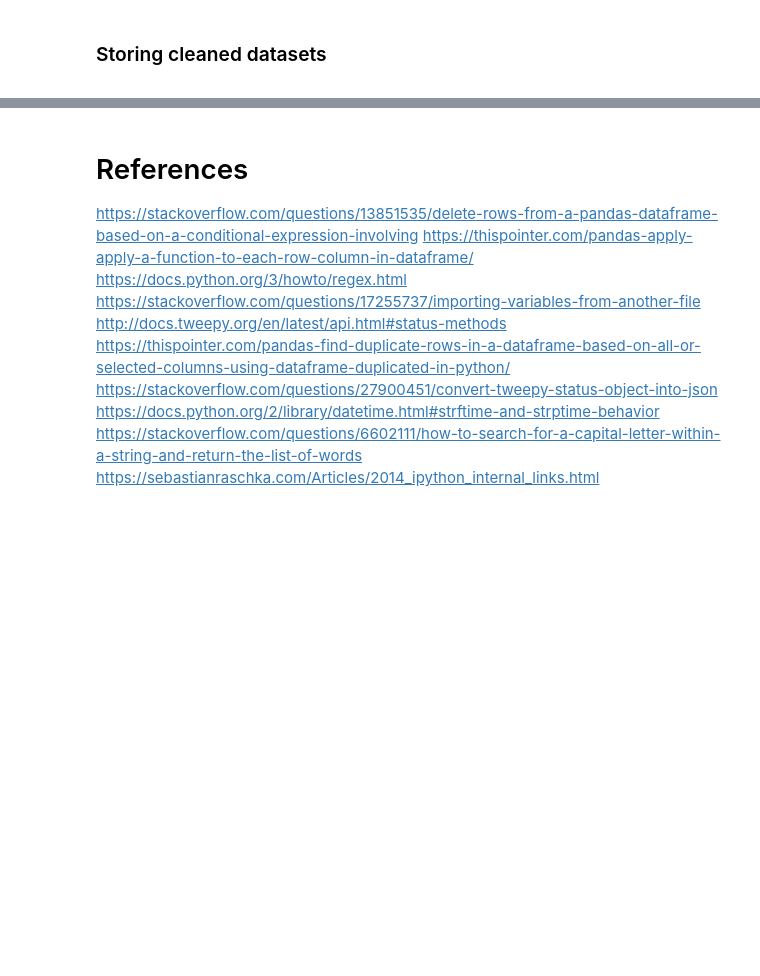
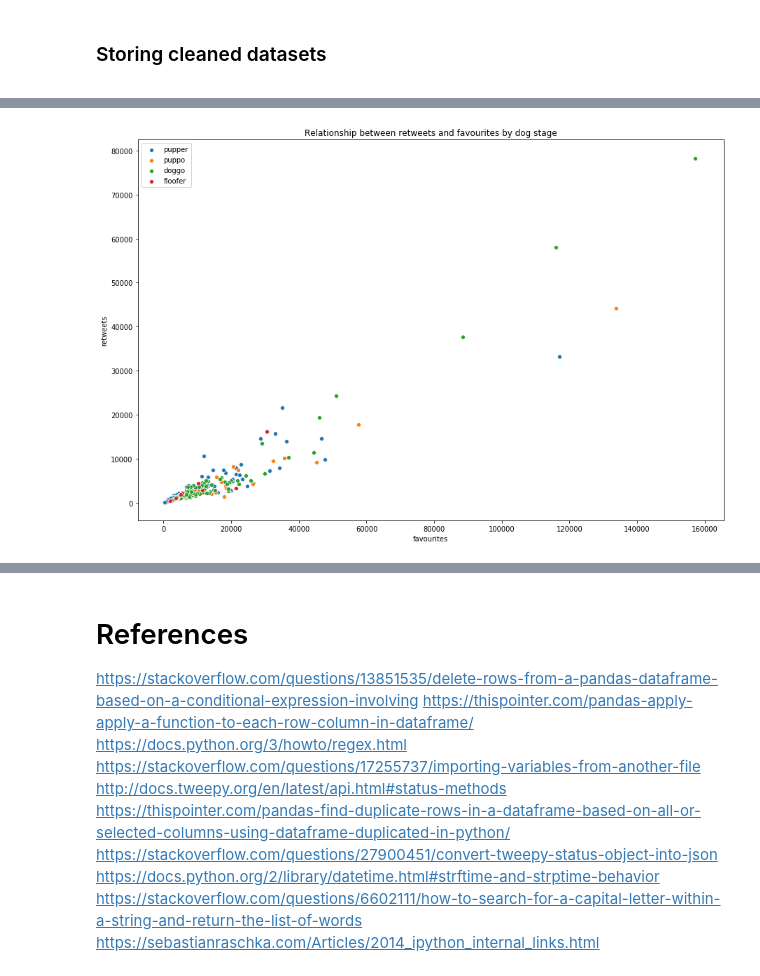
Before and after one commit to aleighton/Project4, a Jupyter notebook: wrangle_act.ipynb, the cells around one changed output, grey strips where cells are left out. Cells and saved outputs as stored; diff of their text form; code cells hidden in the pictures; blank space fills up the shorter version.

```diff
--- a/wrangle_act.ipynb
+++ b/wrangle_act.ipynb
@@ -674,0 +747,10 @@ image_predictions_clean.to_csv('image_predictions_master.csv')
+# %%
+plt.subplots(figsize=(15,10))
+ax = sns.scatterplot(x=pupper.favourites, y=pupper.retweets, data=pupper, label='pupper');
+ax = sns.scatterplot(x=puppo.favourites, y=puppo.retweets, data=puppo, label='puppo');
+ax = sns.scatterplot(x=doggo.favourites, y=doggo.retweets, data=doggo, label='doggo');
+ax = sns.scatterplot(x=floofer.favourites, y=floofer.retweets, data=floofer, label='floofer');
+ax.legend();
+plt.title('Relationship between retweets and favourites by dog stage');
+# %% [output]
+[figure, added]
```
Also changed, not shown: parts of 29 cells of this notebook.
